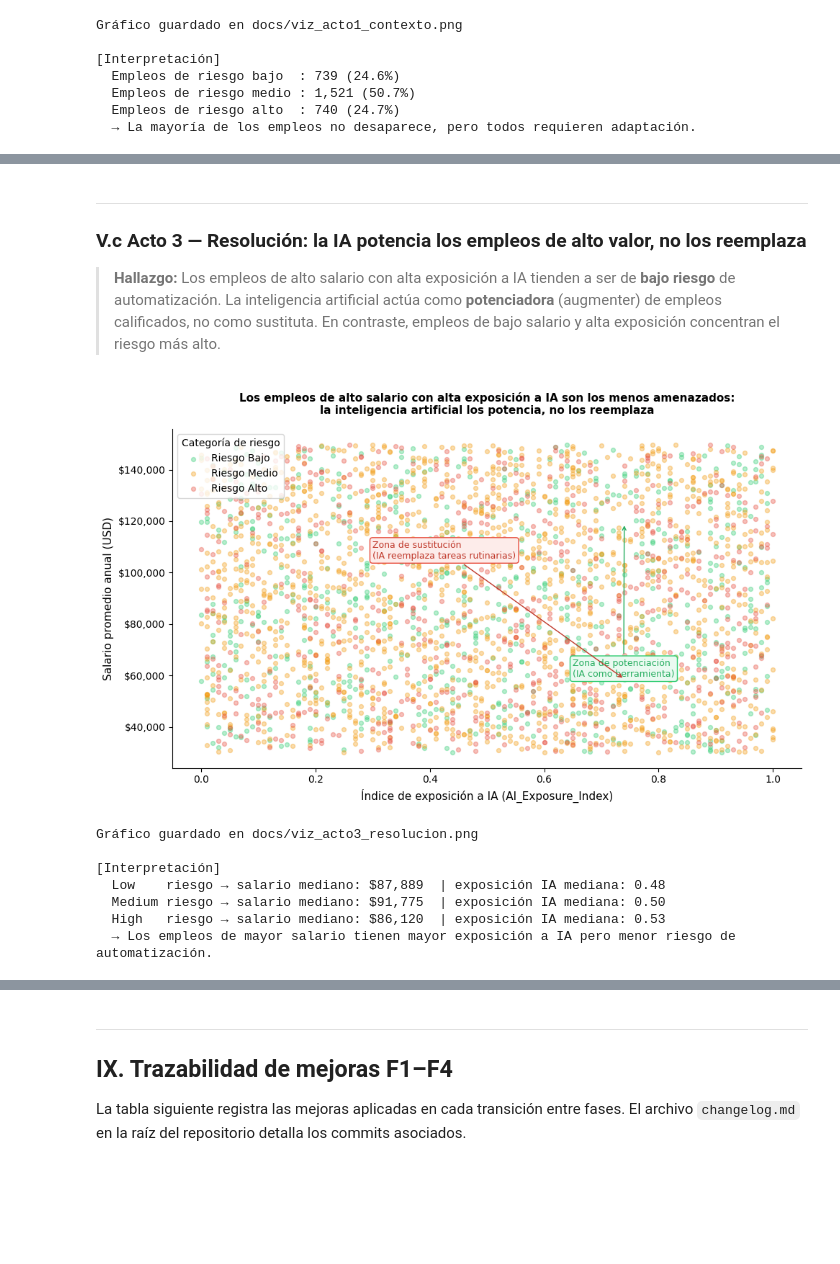
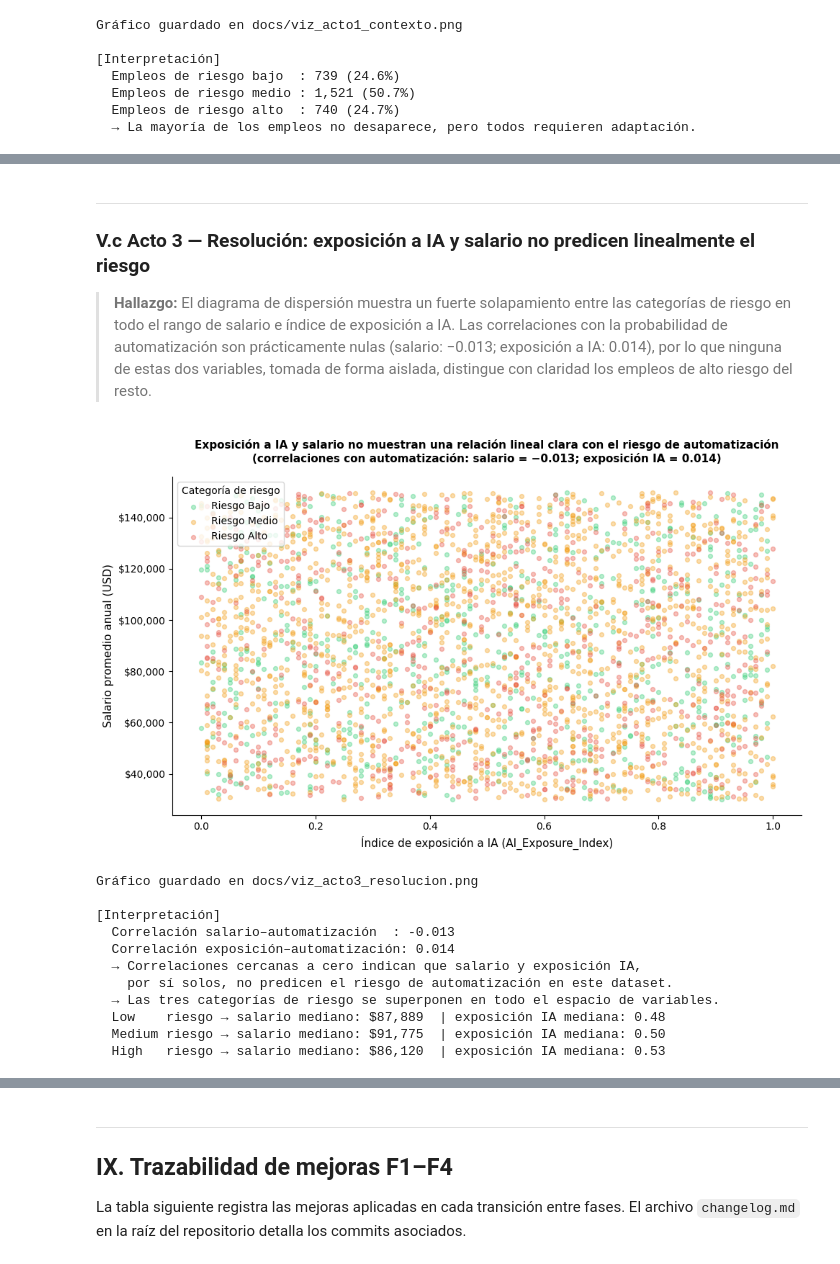
Before and after one commit to robertomoncada-blip/ciencia_datos, a Jupyter notebook: notebooks/F4_Definicion.ipynb, the cells around one changed output, grey strips where cells are left out. Cells and saved outputs as stored; diff of their text form; code cells hidden in the pictures; blank space fills up the shorter version.

Commit message:
fix: correcciones varias del equipo

```diff
--- a/notebooks/F4_Definicion.ipynb
+++ b/notebooks/F4_Definicion.ipynb
@@ -791,12 +820,13 @@ Gráfico guardado en docs/viz_acto2_conflicto.png
 # %% [markdown]
 ---
 
-### V.c Acto 3 — Resolución: la IA potencia los empleos de alto valor, no los reemplaza
+### V.c Acto 3 — Resolución: exposición a IA y salario no predicen linealmente el riesgo
 
-> **Hallazgo:** Los empleos de alto salario con alta exposición a IA tienden a ser de **bajo
-> riesgo** de automatización. La inteligencia artificial actúa como **potenciadora** (augmenter)
-> de empleos calificados, no como sustituta. En contraste, empleos de bajo salario y alta
-> exposición concentran el riesgo más alto.
+> **Hallazgo:** El diagrama de dispersión muestra un fuerte solapamiento entre las categorías
+> de riesgo en todo el rango de salario e índice de exposición a IA. Las correlaciones con
+> la probabilidad de automatización son prácticamente nulas (salario: −0.013;
+> exposición a IA: 0.014), por lo que ninguna de estas dos variables, tomada de forma
+> aislada, distingue con claridad los empleos de alto riesgo del resto.
 # %%
 color_map   = {'Low': '#2ecc71', 'Medium': '#f39c12', 'High': '#e74c3c'}
 label_map   = {'Low': 'Riesgo Bajo', 'Medium': 'Riesgo Medio', 'High': 'Riesgo Alto'}
@@ -804,65 +834,54 @@ label_map   = {'Low': 'Riesgo Bajo', 'Medium': 'Riesgo Medio', 'High': 'Riesgo A
 fig, ax = plt.subplots(figsize=(10, 6))
 
 for risk_cat, color in color_map.items():
     mask = ds_viz['Risk_Category'] == risk_cat
     ax.scatter(
         ds_viz.loc[mask, 'AI_Exposure_Index'],
         ds_viz.loc[mask, 'Average_Salary'],
         c=color, label=label_map[risk_cat],
         alpha=0.35, s=18, rasterized=True
     )
 
-# Anotación en el cuadrante de potenciación (alta exposición IA + alto salario)
-sal_q3    = ds_viz['Average_Salary'].quantile(0.75)
-exp_q3    = ds_viz['AI_Exposure_Index'].quantile(0.75)
-ax.annotate(
-    'Zona de potenciación\n(IA como herramienta)',
-    xy=(exp_q3, sal_q3),
-    xytext=(0.65, sal_q3 * 0.5),
-    fontsize=9, color='#27ae60',
-    arrowprops=dict(arrowstyle='->', color='#27ae60'),
-    bbox=dict(boxstyle='round,pad=0.3', facecolor='#eafaf1', edgecolor='#2ecc71')
-)
-
-# Anotación en cuadrante de sustitución (alta exposición IA + bajo salario)
-sal_q1 = ds_viz['Average_Salary'].quantile(0.25)
-ax.annotate(
-    'Zona de sustitución\n(IA reemplaza tareas rutinarias)',
-    xy=(exp_q3, sal_q1),
-    xytext=(0.3, sal_q1 * 1.8),
-    fontsize=9, color='#c0392b',
-    arrowprops=dict(arrowstyle='->', color='#c0392b'),
-    bbox=dict(boxstyle='round,pad=0.3', facecolor='#fdecea', edgecolor='#e74c3c')
-)
-
 ax.set_title(
-    'Los empleos de alto salario con alta exposición a IA son los menos amenazados:\n'
-    'la inteligencia artificial los potencia, no los reemplaza',
+    'Exposición a IA y salario no muestran una relación lineal clara con el riesgo de automatización\n'
+    '(correlaciones con automatización: salario = −0.013; exposición IA = 0.014)',
     fontsize=11, pad=15, fontweight='bold'
 )
 ax.set_xlabel('Índice de exposición a IA (AI_Exposure_Index)', fontsize=11)
 ax.set_ylabel('Salario promedio anual (USD)', fontsize=11)
 ax.yaxis.set_major_formatter(plt.FuncFormatter(lambda x, _: f'${x:,.0f}'))
 ax.legend(title='Categoría de riesgo', fontsize=10, title_fontsize=10)
 ax.spines[['top', 'right']].set_visible(False)
 plt.tight_layout()
 plt.savefig('../docs/viz_acto3_resolucion.png', dpi=150, bbox_inches='tight')
 plt.show()
 print("Gráfico guardado en docs/viz_acto3_resolucion.png")
 
-print("\n[Interpretación]")
+# Calcular correlaciones reales
+corr_sal  = ds_viz['Average_Salary'].corr(ds_viz['Automation_Probability_2030'])
+corr_expo = ds_viz['AI_Exposure_Index'].corr(ds_viz['Automation_Probability_2030'])
+print(f"\n[Interpretación]")
+print(f"  Correlación salario–automatización  : {corr_sal:.3f}")
+print(f"  Correlación exposición–automatización: {corr_expo:.3f}")
+print("  → Correlaciones cercanas a cero indican que salario y exposición IA,")
+print("    por sí solos, no predicen el riesgo de automatización en este dataset.")
+print("  → Las tres categorías de riesgo se superponen en todo el espacio de variables.")
+
 for cat, color in color_map.items():
     mask  = ds_viz['Risk_Category'] == cat
     med_s = ds_viz.loc[mask, 'Average_Salary'].median()
     med_e = ds_viz.loc[mask, 'AI_Exposure_Index'].median()
     print(f"  {cat:6s} riesgo → salario mediano: ${med_s:,.0f}  | exposición IA mediana: {med_e:.2f}")
-print("  → Los empleos de mayor salario tienen mayor exposición a IA pero menor riesgo de automatización.")
 # %% [output]
-[figure, old version]
+[figure, new version]
 Gráfico guardado en docs/viz_acto3_resolucion.png
 
 [Interpretación]
+  Correlación salario–automatización  : -0.013
+  Correlación exposición–automatización: 0.014
+  → Correlaciones cercanas a cero indican que salario y exposición IA,
+    por sí solos, no predicen el riesgo de automatización en este dataset.
+  → Las tres categorías de riesgo se superponen en todo el espacio de variables.
   Low    riesgo → salario mediano: $87,889  | exposición IA mediana: 0.48
   Medium riesgo → salario mediano: $91,775  | exposición IA mediana: 0.50
   High   riesgo → salario mediano: $86,120  | exposición IA mediana: 0.53
-  → Los empleos de mayor salario tienen mayor exposición a IA pero menor riesgo de automatización.
```
Also changed, not shown: parts of 19 cells of this notebook, 4 other files.
